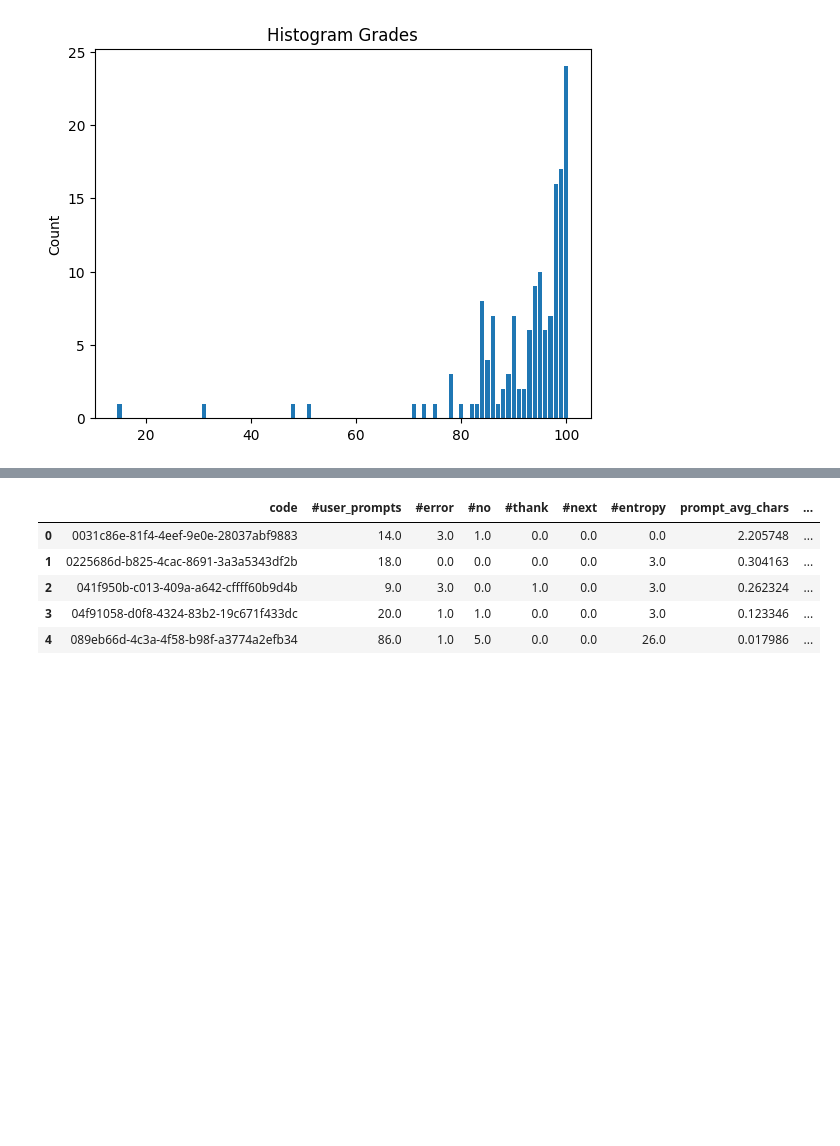
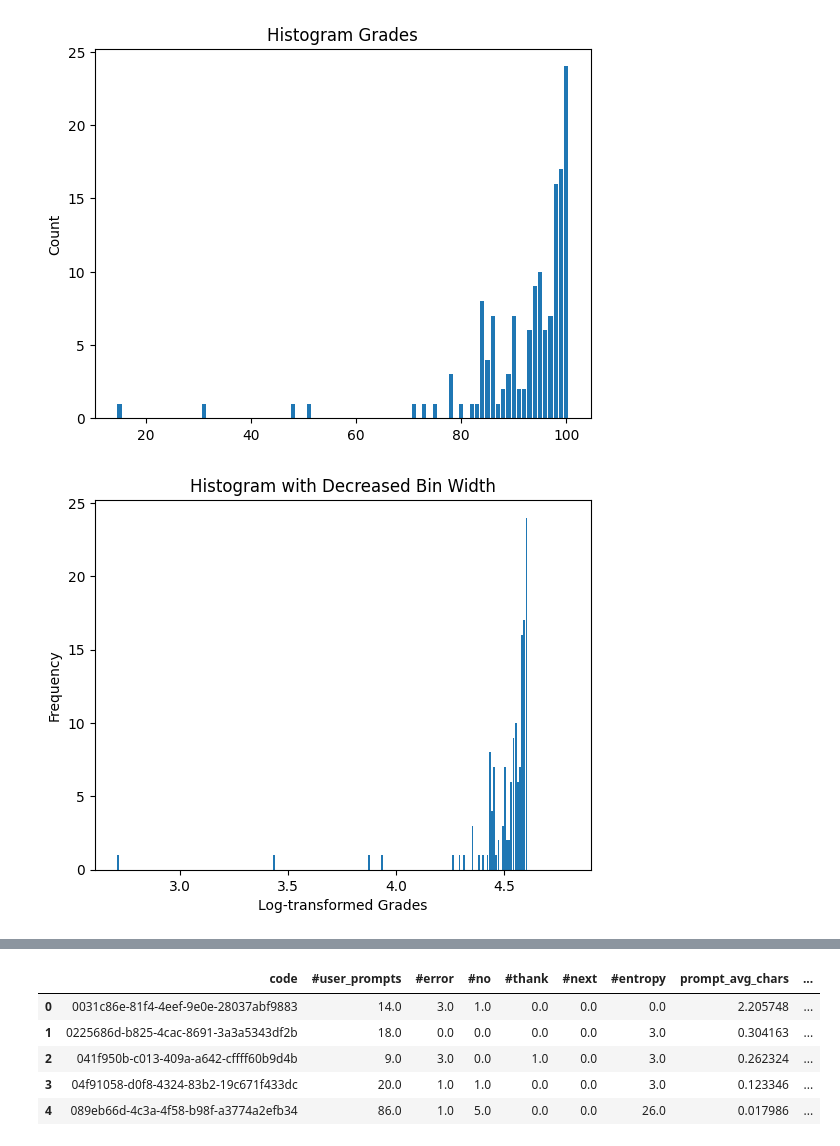
Before and after one commit to cerenarkac21/PROJE_CS412, a Jupyter notebook: code_base.ipynb, the cells around one changed output, grey strips where cells are left out. Cells and saved outputs as stored; diff of their text form; code cells hidden in the pictures; blank space fills up the shorter version.

Commit message:
Normalization On Scores

```diff
--- a/code_base.ipynb
+++ b/code_base.ipynb
@@ -586,3 +586,12 @@ plt.ylabel('Count')
 plt.show()
 # %% [output]
 [figure]
+# %%
+log_transformed_grades = np.log(scores["grade"])
+plt.hist(log_transformed_grades, rwidth=0.8, bins=np.arange(min(log_transformed_grades), max(log_transformed_grades)+0.2, 0.01))
+plt.title('Histogram with Decreased Bin Width')
+plt.xlabel('Log-transformed Grades')
+plt.ylabel('Frequency')
+plt.show()
+# %% [output]
+[figure, added]
```
Also changed, not shown: parts of 1 cell of this notebook.
